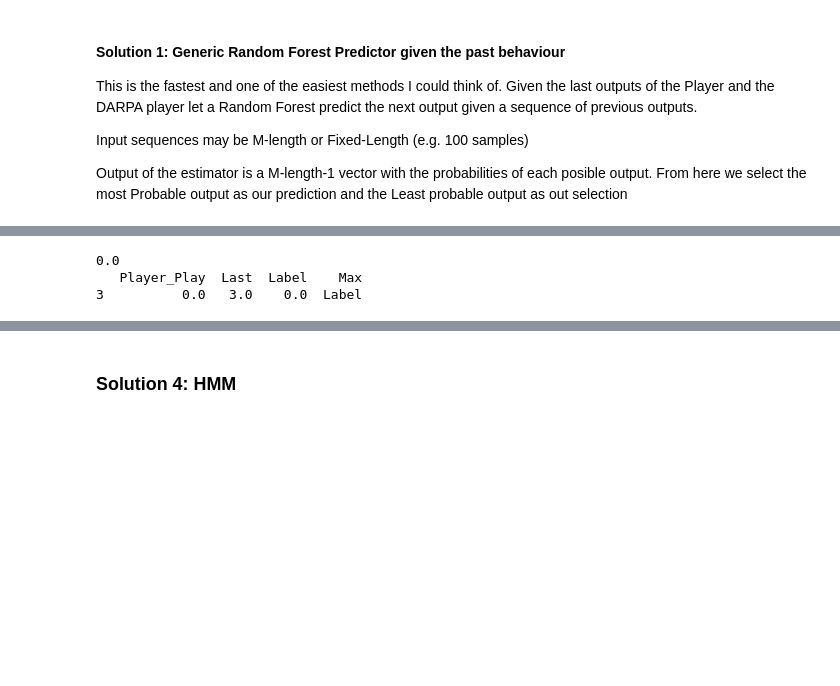
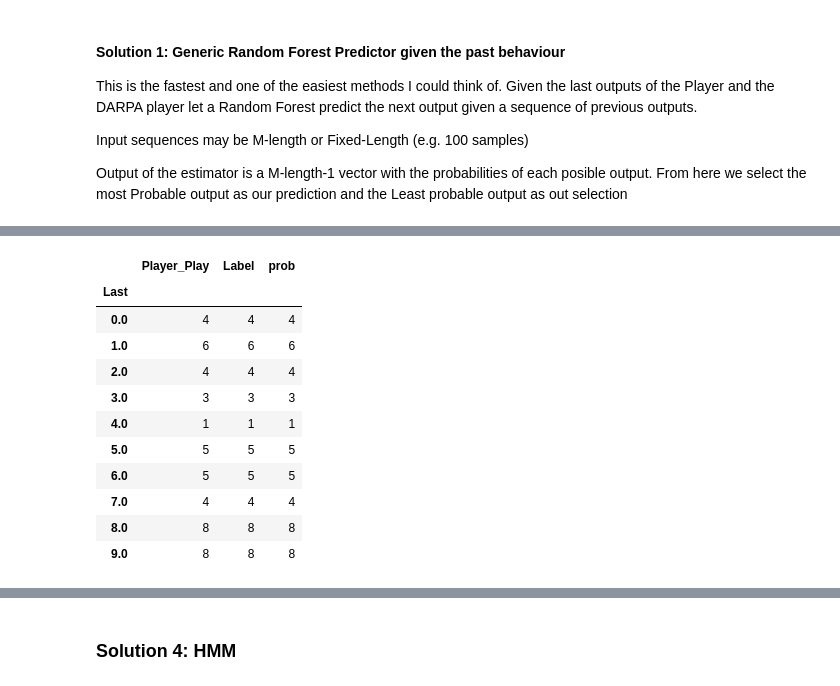
Before and after one commit to JHerna17/DARPA_SC, a Jupyter notebook: H3 Models.ipynb, the cells around one changed output, grey strips where cells are left out. Saved outputs shown, nothing was run; the diff lists cells and outputs as text; code cells hidden in the pictures; blank space fills up the shorter version.

```diff
--- a/H3 Models.ipynb
+++ b/H3 Models.ipynb
@@ -320,12 +352,25 @@ Wall time: 44.1 s
-# %%
-#test.PlayerA.Dataset[(test.PlayerA.Dataset.Player_Last == test.PlayerA.Dataset.Last) & (test.PlayerA.record.index  > 29000)].shape
-df= test.PlayerA.Dataset
-print df[(df.Player_Play == 0) & (df.Last == 3)].Label.iloc[0]
-print df[(df.Player_Play == 0) & (df.Last == 3)]
-# %% [output]
-0.0
-   Player_Play  Last  Label    Max
-3          0.0   3.0    0.0  Label
+# %%
+df= test.PlayerA.record
+df['Label'] = df.Last.shift(-1)
+df['prob'] = df.Last.shift(-1)
+dataset =df.groupby(['Player_Play','Last']).Label.agg(lambda x:x.value_counts().index[0]).reset_index()
+dataset2 = df.groupby(['Player_Play','Last']).prob.agg(lambda x:np.float(x.value_counts().values[0])/x.value_counts().values.sum()).reset_index()
+dataset = dataset.merge(dataset2, on=['Player_Play','Last'])
+dataset.sort(columns='prob', ascending=False)[dataset.prob > 0.5].groupby('Last').count()
+#dataset[(dataset.Last == 0) & (dataset.Player_Play != dataset.Label)].sort(columns= 'prob', ascending = False).head(1).Player_Play.values[0]
+# %% [output]
+|  | Player_Play | Label | prob |
+| Last |  |  |  |
+| 0.0 | 4 | 4 | 4 |
+| 1.0 | 6 | 6 | 6 |
+| 2.0 | 4 | 4 | 4 |
+| 3.0 | 3 | 3 | 3 |
+| 4.0 | 1 | 1 | 1 |
+| 5.0 | 5 | 5 | 5 |
+| 6.0 | 5 | 5 | 5 |
+| 7.0 | 4 | 4 | 4 |
+| 8.0 | 8 | 8 | 8 |
+| 9.0 | 8 | 8 | 8 |
 # %%
 print test.PlayerD.transition_mat[0,0,:]
 df[(df.Player_Play == 1) & (df.Last == 1)].Label.value_counts()
```
Also changed, not shown: parts of 9 cells of this notebook, 9 other files.
